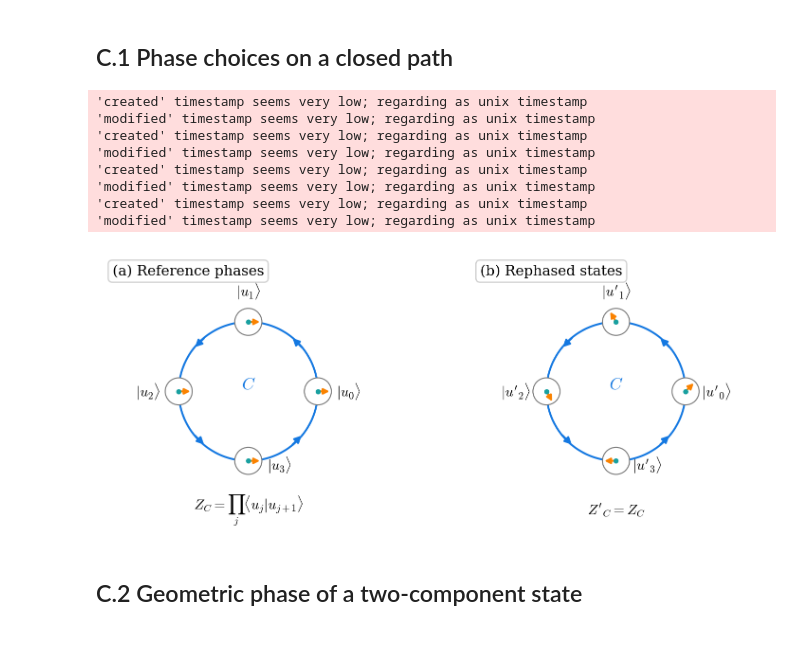
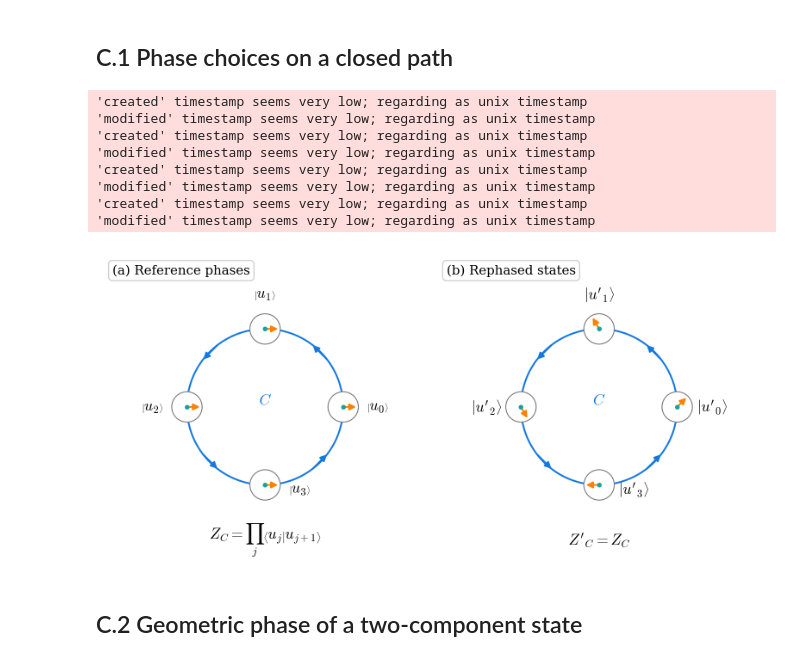
Before and after one commit to Photonico/PhD_thesis_20251216, a Jupyter notebook: figures_topo/figures_topo.ipynb, the cells around one changed output. Drawn from its saved outputs; the diff is of its cells as text; code cells hidden in the pictures.

```diff
--- a/figures_topo/figures_topo.ipynb
+++ b/figures_topo/figures_topo.ipynb
@@ -7,10 +7,11 @@ import numpy as np
 import matplotlib.pyplot as plt
 from matplotlib.patches import Circle
 from mpl_toolkits.mplot3d.art3d import Poly3DCollection
+from mpl_toolkits.mplot3d import proj3d
 
-phase_size = (8, 3)
+phase_size = (8, 4)
 sphere_size = (8, 4)
-basis_size = (5, 4)
+basis_size = (7, 4)
 dpi = 196
 label = 13
 subtitle = 11
@@ -29,6 +30,14 @@ blue, teal, orange, violet = "#1478E1", "#19A0A0", "#FA8200", "#8C64E1"
 grey, dark_grey = "#787878", "#3C3C3C"
 tab = dict(boxstyle="round", facecolor="white", alpha=.9,
            edgecolor=plt.rcParams["legend.edgecolor"])
+arrow = dict(arrowstyle="-|>", lw=line_width, mutation_scale=11, shrinkA=0, shrinkB=0)
+
+# Filled arrows projected from the fixed 3D view.
+def arrow3d(ax, start, end, color, zorder=8):
+    x, y, _ = proj3d.proj_transform(*np.array([start, end]).T, ax.get_proj())
+    ax.annotate("", (x[1], y[1]), (x[0], y[0]), zorder=zorder,
+                arrowprops=dict(arrow, color=color))
+
 output_directory = Path("figures_topo") if Path("figures_topo").is_dir() else Path(".")
 # %% [markdown]
 ## C.1 Phase choices on a closed path
@@ -47,43 +56,40 @@ for panel, (ax, phases) in enumerate(zip(axes, gauges)):
     ax.set_title(titles[panel], loc="left", x=.025, y=.97, pad=0,
                  va="top", fontsize=subtitle, bbox=tab)
     t = np.linspace(0, 2*np.pi, 361)
     ax.plot(.72*np.cos(t), .72*np.sin(t), color=blue)
     for a in angles + np.pi/4:
         start = .72*np.array([np.cos(a-.13), np.sin(a-.13)])
         end = .72*np.array([np.cos(a+.13), np.sin(a+.13)])
-        ax.annotate("", end, start, arrowprops=dict(arrowstyle="-|>",
-                    color=blue, lw=line_width, mutation_scale=11))
+        ax.annotate("", end, start, arrowprops=dict(arrow, color=blue))
     for j, (point, phase) in enumerate(zip(points, phases)):
         ax.add_patch(Circle(point, .14, facecolor="white", edgecolor=grey,
                             lw=.8, zorder=4))
         end = point + .12*np.array([np.cos(phase), np.sin(phase)])
-        ax.annotate("", end, point, zorder=6, arrowprops=dict(
-            arrowstyle="-|>", color=orange, lw=line_width, mutation_scale=9,
-            shrinkA=0, shrinkB=0))
+        ax.annotate("", end, point, zorder=6, arrowprops=dict(arrow, color=orange))
         ax.plot(*point, marker="o", ms=3, color=teal, zorder=7)
         position = point + .32*np.array([np.cos(angles[j]), np.sin(angles[j])])
         if j == 3:
             position = point + [.32, -.04]
-        name = rf"$|u_{j}\rangle$" if panel == 0 else rf"$|u'_{j}\rangle$"
-        ax.text(*position, name, fontsize=11, ha="center", va="center")
+        name = rf"$\left|u_{j}\right\rangle$" if panel == 0 else rf"$\left|u'_{j}\right\rangle$"
+        ax.text(*position, name, fontsize=label, ha="center", va="center")
     ax.text(0, .02, r"$C$", fontsize=label, color=blue, ha="center")
-    formula = (r"$Z_C=\prod_j\langle u_j|u_{j+1}\rangle$" if panel == 0
+    formula = (r"$Z_C=\prod_j\left\langle u_j\middle|u_{j+1}\right\rangle$" if panel == 0
                else r"$Z'_C=Z_C$")
-    ax.text(0, -1.23, formula, fontsize=11, ha="center", va="center")
+    ax.text(0, -1.23, formula, fontsize=label, ha="center", va="center")
 
 fig.savefig(output_directory / "C.1_phase_gauge.pdf", metadata={"CreationDate": None})
 plt.show()
 plt.close(fig)
 # %% [output]
 'created' timestamp seems very low; regarding as unix timestamp
 'modified' timestamp seems very low; regarding as unix timestamp
 'created' timestamp seems very low; regarding as unix timestamp
 'modified' timestamp seems very low; regarding as unix timestamp
 'created' timestamp seems very low; regarding as unix timestamp
 'modified' timestamp seems very low; regarding as unix timestamp
 'created' timestamp seems very low; regarding as unix timestamp
 'modified' timestamp seems very low; regarding as unix timestamp
-[figure, old version]
+[figure, new version]
 # %% [markdown]
 ## C.2 Geometric phase of a two-component state
 # %%
```
Also changed, not shown: parts of 2 cells of this notebook, 11 other files.
